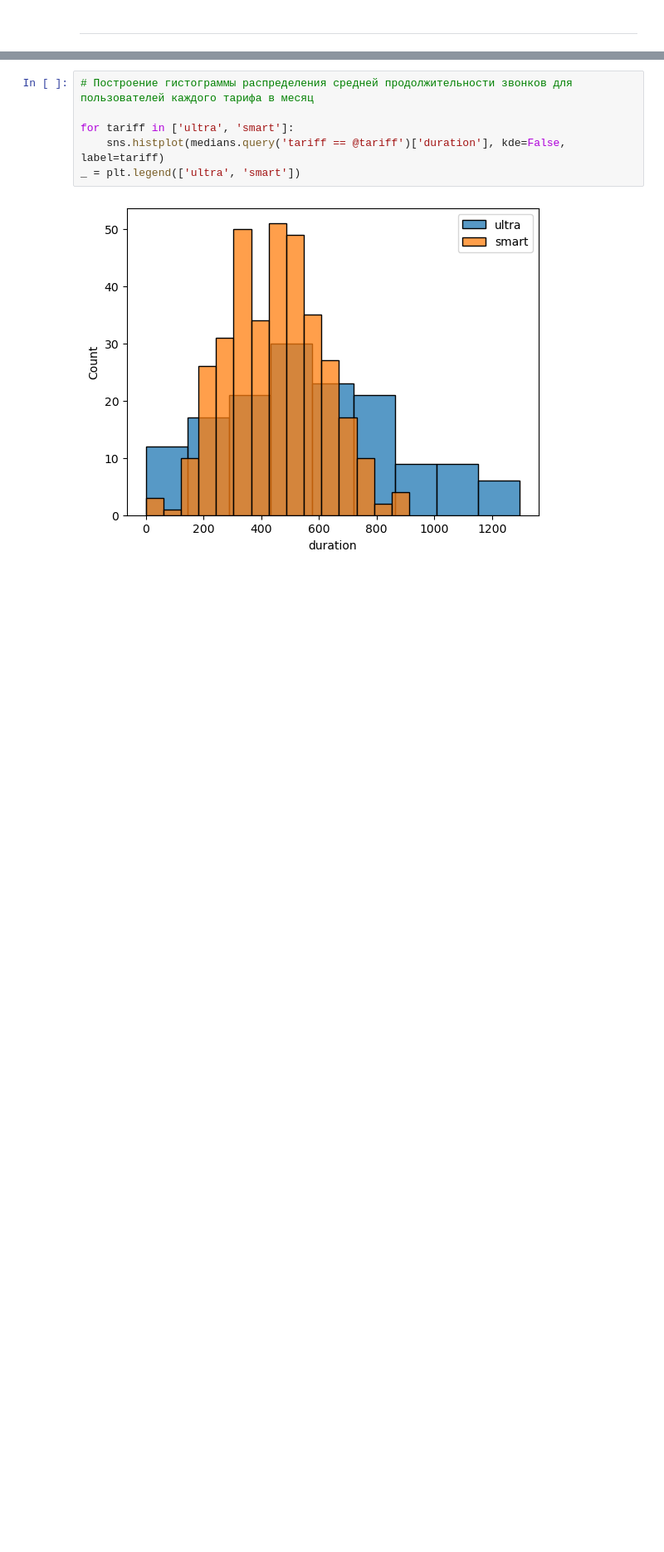
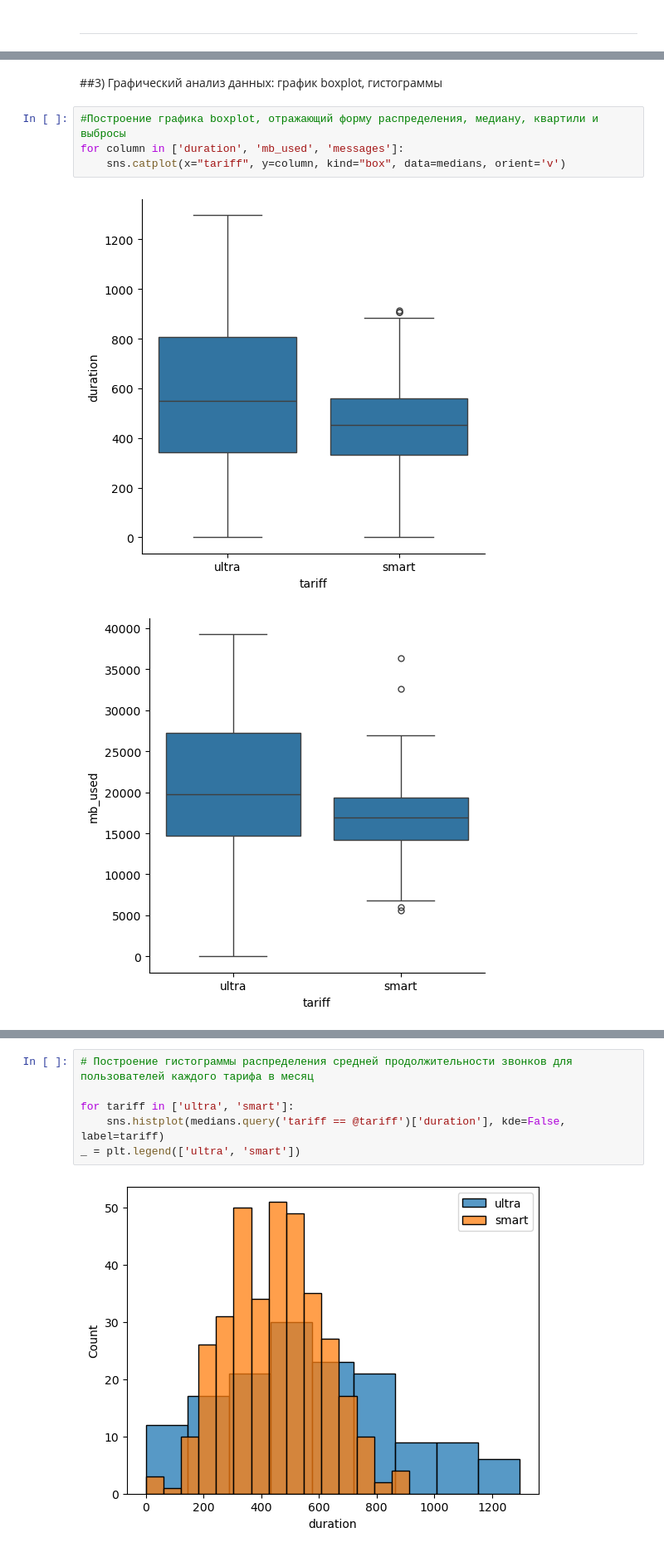
Before and after one commit to AnnArtV/Projects, a Jupyter notebook: Data analysis/Data analysis.ipynb, the cells around one changed output, grey strips where cells are left out. Shown: that part at 83% size. Saved outputs shown, nothing was run; the diff lists cells and outputs as text; blank space fills up the shorter version.

Commit message:
clearing the data

```diff
--- a/Data analysis/Data analysis.ipynb
+++ b/Data analysis/Data analysis.ipynb
@@ -332,3 +374,12 @@ stat_model
 | tariff |  |  |  |  |  |  |  |  |  |
 | smart | 453.0 | 164.614327 | 27097.876586 | 16955.00 | 4181.498288 | 1.748493e+07 | 28.5 | 28.010653 | 784.596662 |
 | ultra | 550.5 | 311.491491 | 97026.949014 | 19751.75 | 8901.975727 | 7.924517e+07 | 47.5 | 49.236809 | 2424.263318 |
+# %% [markdown]
+##3) Графический анализ данных: график boxplot, гистограммы
+# %%
+#Построение графика boxplot, отражающий форму распределения, медиану, квартили и выбросы
+for column in ['duration', 'mb_used', 'messages']:
+    sns.catplot(x="tariff", y=column, kind="box", data=medians, orient='v')
+# %% [output]
+[figure, added]
+[figure, added]
```
Also changed, not shown: parts of 34 cells of this notebook, 5 other files.
